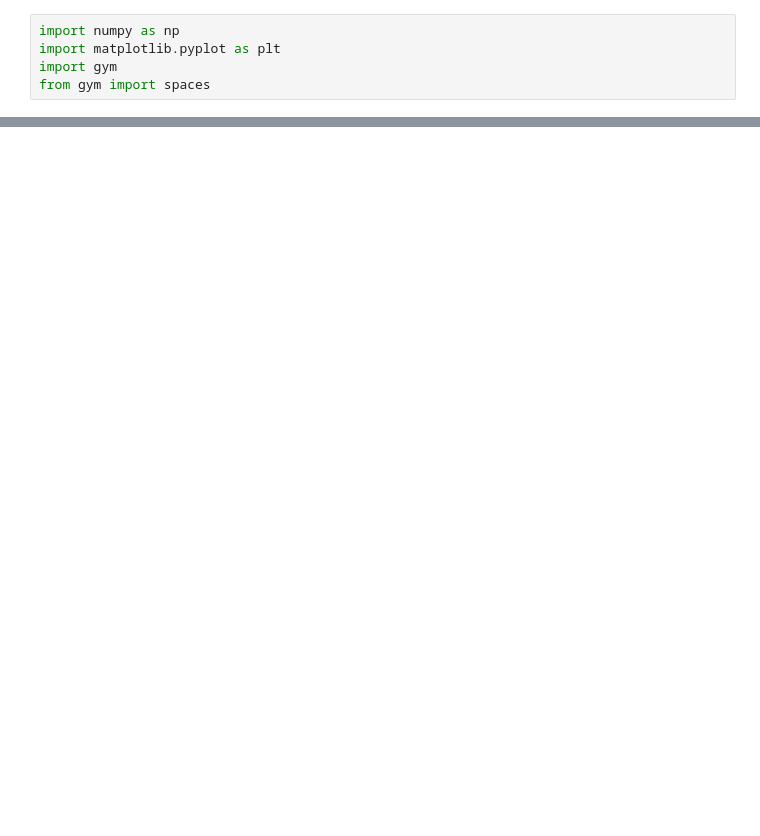
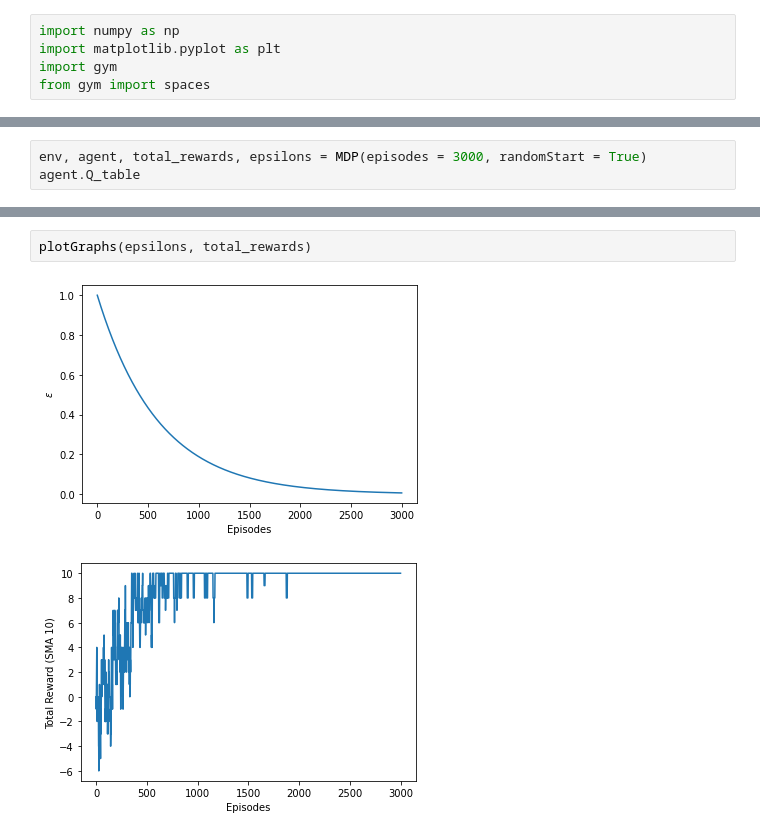
Before and after one commit to sneh0304/Reinforement-Learning, a Jupyter notebook: 1/CSE_546_assignment1.ipynb, the cells around one changed output, grey strips where cells are left out. Saved outputs shown, nothing was run; the diff lists cells and outputs as text; blank space fills up the shorter version.

```diff
--- a/1/CSE_546_assignment1.ipynb
+++ b/1/CSE_546_assignment1.ipynb
@@ -108,0 +285,3 @@ Reward: 10
+# %%
+env, agent, total_rewards, epsilons = MDP(episodes = 3000, randomStart = True)
+agent.Q_table
@@ -108,0 +307,5 @@ Reward: 10
+# %%
+plotGraphs(epsilons, total_rewards)
+# %% [output]
+[figure, added]
+[figure, added]
```
Also changed, not shown: parts of 29 cells of this notebook.
